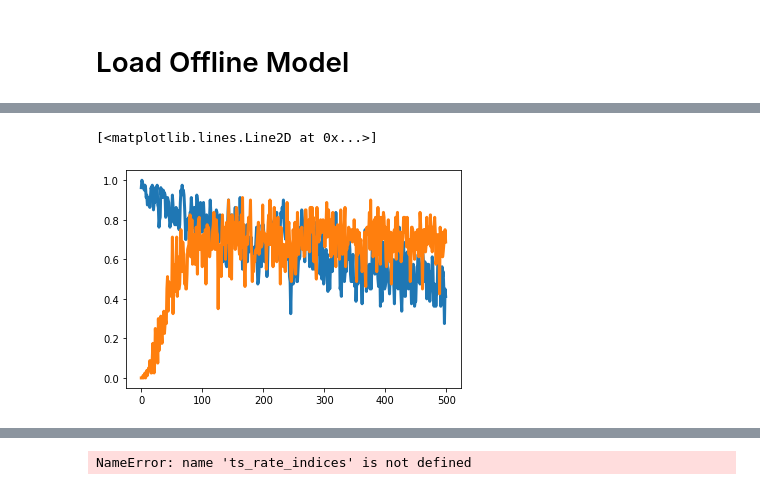
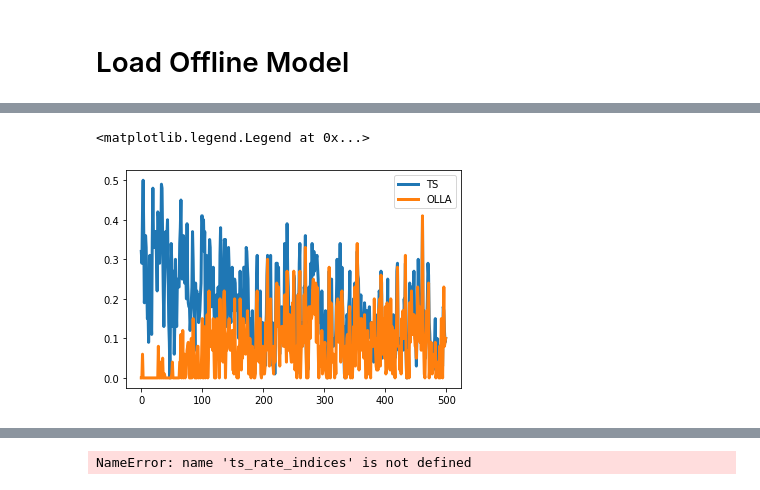
Before and after one commit to vidits-kth/bayesla-link-adaptation, a Jupyter notebook: Con_TS_OLLA.ipynb, the cells around one changed output, grey strips where cells are left out. Saved outputs shown, nothing was run; the diff lists cells and outputs as text; code cells hidden in the pictures.

```diff
--- a/Con_TS_OLLA.ipynb
+++ b/Con_TS_OLLA.ipynb
@@ -37,15 +37,17 @@ Number of active Ray nodes: 1
 # %% [markdown]
 # Load Offline Model
 # %%
-awgn_datafile = 'AWGN_CUSTOM_CONFIG_DATAFILE.npy'
-awgn_data = np.load( awgn_datafile, encoding='latin1', allow_pickle=True )[ ( ) ]
+#awgn_datafile = 'AWGN_CUSTOM_CONFIG_DATAFILE.npy'
+#awgn_data = np.load( awgn_datafile, encoding='latin1', allow_pickle=True )[ ( ) ]
 
-snr_vs_per = np.array(awgn_data['snr_vs_bler'])
-snr_range_dB = np.array(awgn_data['snr_range_dB'])
+awgn_datafile = 'AWGN_DATASET.npy'
+awgn_data = np.load( awgn_datafile, allow_pickle=True )[ ( ) ]
 
-ignore_rate_indices = []#[0, 9, 15, 19, 20, 21]
+snr_vs_per = awgn_data['snr_vs_per']
+snr_range_dB = awgn_data['snr_range_dB']
 
-snr_vs_per = np.delete(snr_vs_per, ignore_rate_indices, 1)
+#ignore_rate_indices = []#[0, 9, 15, 19, 20, 21]
+#snr_vs_per = np.delete(snr_vs_per, ignore_rate_indices, 1)
 
 nrof_snr, nrof_rates = snr_vs_per.shape
 
@@ -62,6 +64,14 @@ plt.show()
 # %%
-packet_sizes = [ 20, 20, 40, 64, 84, 104, 124, 148, 168, 148, 188, 232, 272, 316, 356, 400, 408, 472, 536, 900, 660, 724 ]
-packet_sizes = [r for i, r in enumerate(packet_sizes) if i not in ignore_rate_indices]
+#packet_sizes = [ 20, 20, 40, 64, 84, 104, 124, 148, 168, 148, 188, 232, 272, 316, 356, 400, 408, 472, 536, 900, 660, 724 ]
+#packet_sizes = [r for i, r in enumerate(packet_sizes) if i not in ignore_rate_indices]
 
-target_per = 0.7
-cqi_delay = 4
+packet_sizes = [152, 200, 248, 320, 408, 504, 600, 712, 808, 936,
+                936, 1032, 1192, 1352, 1544, 1736, 1800,
+                1800, 1928, 2152, 2344, 2600, 2792, 2984, 3240, 3496, 3624, 3752, 4008]
+
+modorders    = [2, 2, 2, 2, 2, 2, 2, 2, 2, 2,
+                4, 4, 4, 4, 4, 4, 4,
+                6, 6, 6, 6, 6, 6, 6, 6, 6, 6, 6, 6]
+
+target_per = 0.1
+cqi_delay = 32
@@ -68,6 +92,6 @@ cqi_delay = 4
 # %%
 @ray.remote
-def run_experiment( seed, nrof_ttis = 500, cqi_delay = 0, avg_snr_dB = 15  ):
+def run_experiment( seed, nrof_ttis = 500, cqi_delay = 0, avg_snr_dB = 20  ):
 
     from source import estimate_sinr_from_cqi, determine_per_at_sinr, simluate_rayleigh_fading_channel
     from source import OracleConstrainedBandit, ThompsonSamplingBandit, OuterLoopLinkAdaptation
@@ -87,6 +111,7 @@ def run_experiment( seed, nrof_ttis = 500, cqi_delay = 0, avg_snr_dB = 15  ):
 
     # Thompson Sampling
     ts_bandit = ThompsonSamplingBandit(nrof_rates, packet_sizes, target_per)
+    #ts_bandit = OuterLoopLinkAdaptationNew(nrof_rates, packet_sizes, awgn_data, target_per, olla_step_size=0.1)
 
     ts_rates  = []
     ts_acks  = []
@@ -110,7 +135,7 @@ def run_experiment( seed, nrof_ttis = 500, cqi_delay = 0, avg_snr_dB = 15  ):
 
 
     # Outer Loop Link Adaptation
-    olla_bandit = OuterLoopLinkAdaptation(nrof_rates, packet_sizes, awgn_data, target_per, olla_step_size=0.1)
+    olla_bandit = OuterLoopLinkAdaptation(nrof_rates, packet_sizes, awgn_data, target_per, olla_step_size=0.3)
 
     olla_rates  = []
     olla_acks  = []
@@ -141,7 +166,7 @@ olla_mcs = []
 olla_ack = []
 olla_tput = []
 
-results = ray.get( [ run_experiment.remote( seed = i ) for i in range(80) ] )
+results = ray.get( [ run_experiment.remote( seed = i ) for i in range(256) ] )
 
 for res in results:
     ts_mcs.append( res[0] )
@@ -157,6 +209,8 @@ plt.semilogy(np.mean(np.array(olla_tput)[:, :], axis=0))
 # %%
 plt.plot(1.0 - np.mean(np.array(ts_ack)[:, :], axis=0))
 plt.plot(1.0 - np.mean(np.array(olla_ack)[:, :], axis=0))
+
+plt.legend(['TS', 'OLLA'])
 # %% [output]
-[<matplotlib.lines.Line2D at 0x...>]
+<matplotlib.legend.Legend at 0x...>
-[figure, old version]
+[figure, new version]
```
Also changed, not shown: parts of 9 cells of this notebook, 1 other file.
